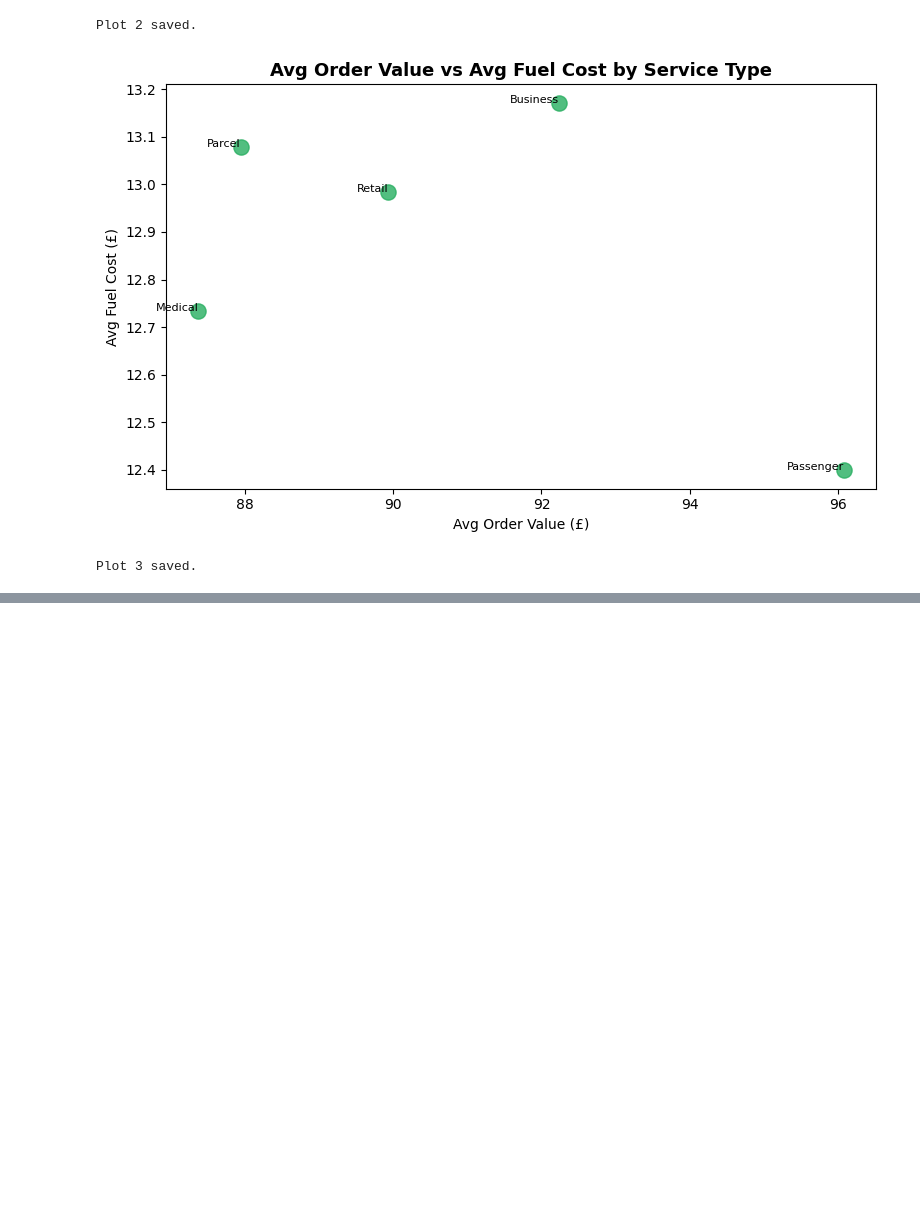
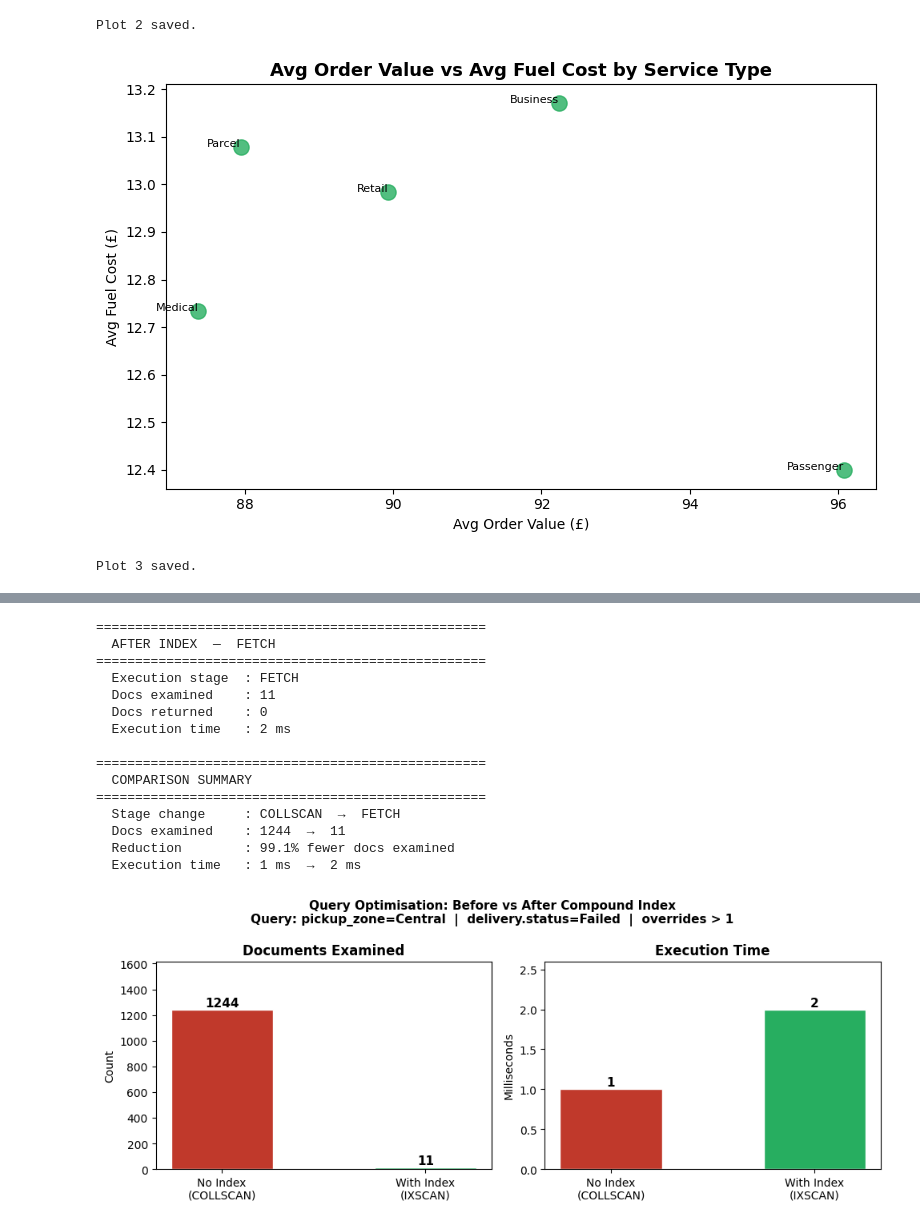
Before and after one commit to ihlasnijam/Northstar-analytics, a Jupyter notebook: NorthStar_Analytics_MongoDB.ipynb, the cells around one changed output, grey strips where cells are left out. Drawn from its saved outputs; the diff is of its cells as text; code cells hidden in the pictures; blank space fills up the shorter version.

```diff
--- a/NorthStar_Analytics_MongoDB.ipynb
+++ b/NorthStar_Analytics_MongoDB.ipynb
@@ -600,0 +692,73 @@ Plot 3 saved.
+# %%
+# ── FIXED explain() post-index ─────────────────────────────────────────
+plan_after    = db.customer_cases.find(test_query).explain()
+exec_stats_a  = plan_after.get('executionStats', {})
+exec_stages_a = exec_stats_a.get('executionStages', {})
+
+stage_after    = exec_stages_a.get('stage', 'N/A')
+docs_after     = exec_stats_a.get('totalDocsExamined', 0)
+returned_after = exec_stats_a.get('totalDocsReturned', 0)
+time_after_ms  = exec_stats_a.get('executionTimeMillis', 0)
+
+print(f"\n{'='*50}")
+print(f"  AFTER INDEX  —  {stage_after}")
+print(f"{'='*50}")
+print(f"  Execution stage  : {stage_after}")
+print(f"  Docs examined    : {docs_after}")
+print(f"  Docs returned    : {returned_after}")
+print(f"  Execution time   : {time_after_ms} ms")
+
+# ── Comparison summary ─────────────────────────────────────────────────
+print(f"\n{'='*50}")
+print(f"  COMPARISON SUMMARY")
+print(f"{'='*50}")
+print(f"  Stage change     : {stage_before}  →  {stage_after}")
+print(f"  Docs examined    : {docs_before}  →  {docs_after}")
+if docs_before > 0:
+    reduction = (docs_before - docs_after) / docs_before * 100
+    print(f"  Reduction        : {reduction:.1f}% fewer docs examined")
+print(f"  Execution time   : {time_before_ms} ms  →  {time_after_ms} ms")
+
+# ── Visualisation ──────────────────────────────────────────────────────
+fig, axes = plt.subplots(1, 2, figsize=(10, 4))
+labels = ['No Index\n(COLLSCAN)', 'With Index\n(IXSCAN)']
+colors = ['#C0392B', '#27AE60']
+
+for ax, vals, title, ylabel in [
+    (axes[0], [docs_before,    docs_after],   'Documents Examined', 'Count'),
+    (axes[1], [time_before_ms, time_after_ms],'Execution Time',     'Milliseconds')
+]:
+    bars = ax.bar(labels, vals, color=colors, edgecolor='white', width=0.5)
+    for bar, v in zip(bars, vals):
+        ax.text(bar.get_x() + bar.get_width() / 2,
+                bar.get_height() + max(vals) * 0.02,
+                str(v), ha='center', fontsize=11, fontweight='bold')
+    ax.set_title(title, fontweight='bold')
+    ax.set_ylabel(ylabel)
+    ax.set_ylim(0, max(vals) * 1.3)
+
+plt.suptitle(
+    'Query Optimisation: Before vs After Compound Index\n'
+    'Query: pickup_zone=Central  |  delivery.status=Failed  |  overrides > 1',
+    fontsize=11, fontweight='bold'
+)
+plt.tight_layout()
+plt.savefig('plot12_index_benchmark.png', dpi=150)
+plt.show()
+# %% [output]
+==================================================
+  AFTER INDEX  —  FETCH
+==================================================
+  Execution stage  : FETCH
+  Docs examined    : 11
+  Docs returned    : 0
+  Execution time   : 2 ms
+
+==================================================
+  COMPARISON SUMMARY
+==================================================
+  Stage change     : COLLSCAN  →  FETCH
+  Docs examined    : 1244  →  11
+  Reduction        : 99.1% fewer docs examined
+  Execution time   : 1 ms  →  2 ms
+[figure, added]
```
Also changed, not shown: parts of 4 cells of this notebook.
